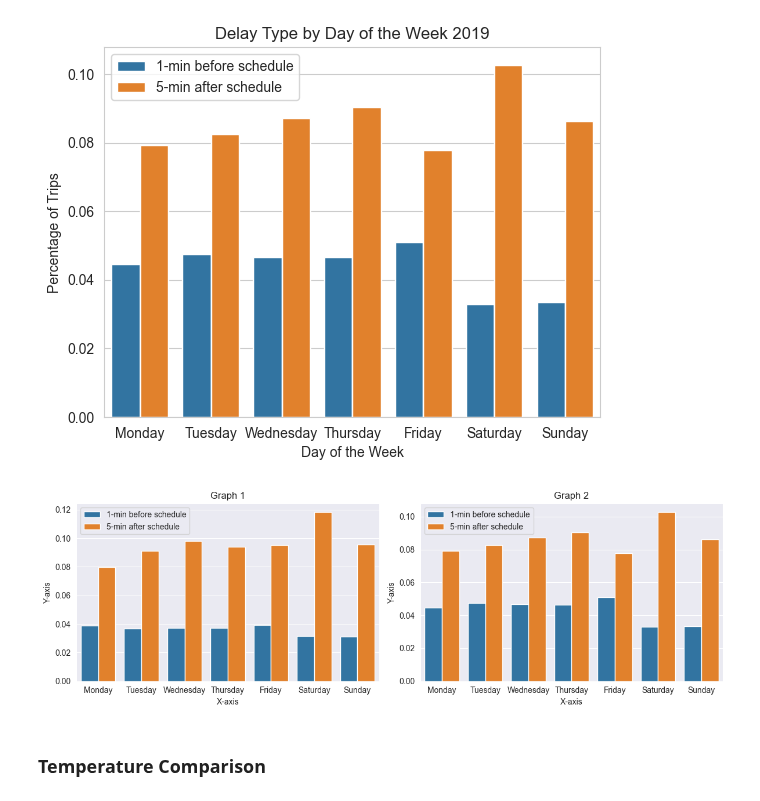
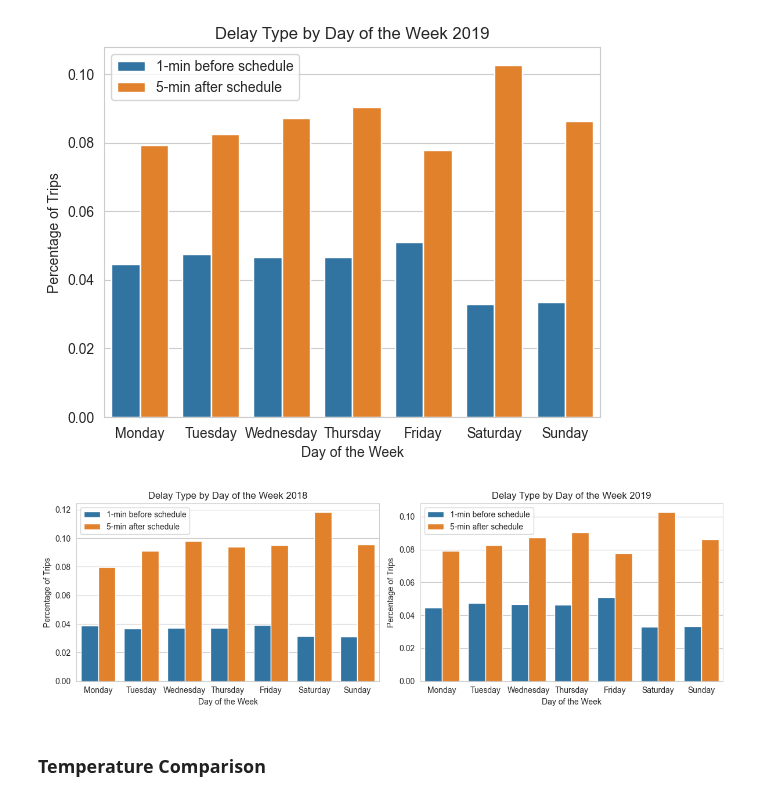
Before and after one commit to katherinewest/CME538_2023, a Jupyter notebook: Calgary_EDA.ipynb, the cells around one changed output. Saved outputs shown, nothing was run; the diff lists cells and outputs as text; code cells hidden in the pictures.

```diff
--- a/Calgary_EDA.ipynb
+++ b/Calgary_EDA.ipynb
@@ -201,31 +204,32 @@ plt.show()
 # %% [output]
 [figure]
 # %%
+#Same plots on shared subplot
 fig, axes = plt.subplots(1, 2, figsize=(12, 4))  # 1 row, 2 columns
 
 # Plot the first graph on the left
 sns.barplot(x='incident_date_time', y='Percentage', hue='Timeliness', data=day_of_week_delay_2018, ax=axes[0])
-axes[0].set_title('Graph 1')
-axes[0].set_xlabel('X-axis')
-axes[0].set_ylabel('Y-axis')
+axes[0].set_title('Delay Type by Day of the Week 2018')
+axes[0].set_xlabel('Day of the Week')
+axes[0].set_ylabel('Percentage of Trips')
 axes[0].legend()
 
 # Plot the second graph on the right
 sns.barplot(x='incident_date_time', y='Percentage', hue='Timeliness', data=day_of_week_delay_2019, ax=axes[1])
-axes[1].set_title('Graph 2')
-axes[1].set_xlabel('X-axis')
-axes[1].set_ylabel('Y-axis')
+axes[1].set_title('Delay Type by Day of the Week 2019')
+axes[1].set_xlabel('Day of the Week')
+axes[1].set_ylabel('Percentage of Trips')
 axes[1].legend()
 
 
 # Adjust layout for better spacing
 axes[1].get_shared_y_axes().join(axes[0], axes[1])
 plt.tight_layout()
 
 # Show the plots
 plt.show()
 # %% [output]
-[figure, old version]
+[figure, new version]
 # %% [markdown]
 ### Temperature Comparison
 # %%
```
Also changed, not shown: parts of 6 cells of this notebook.
